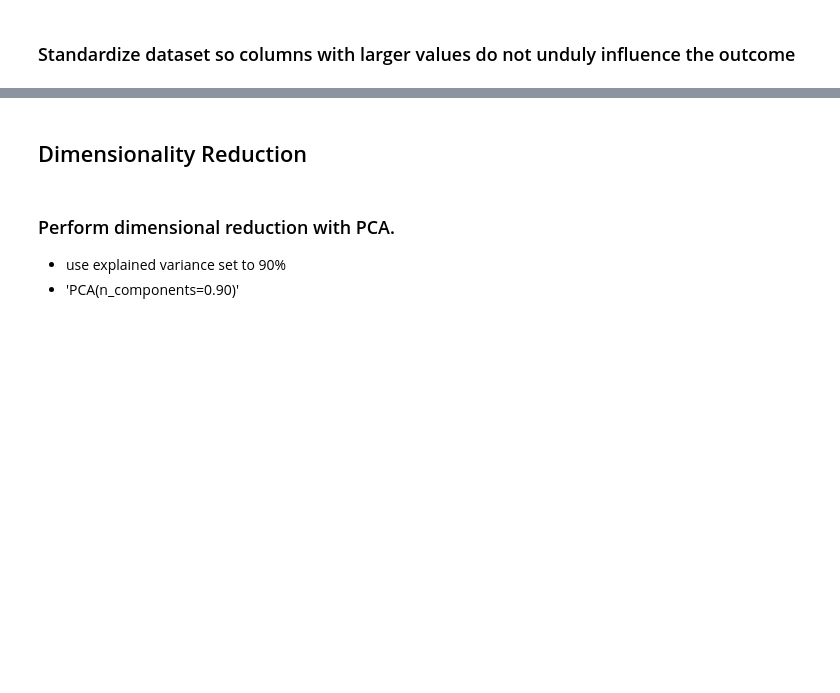
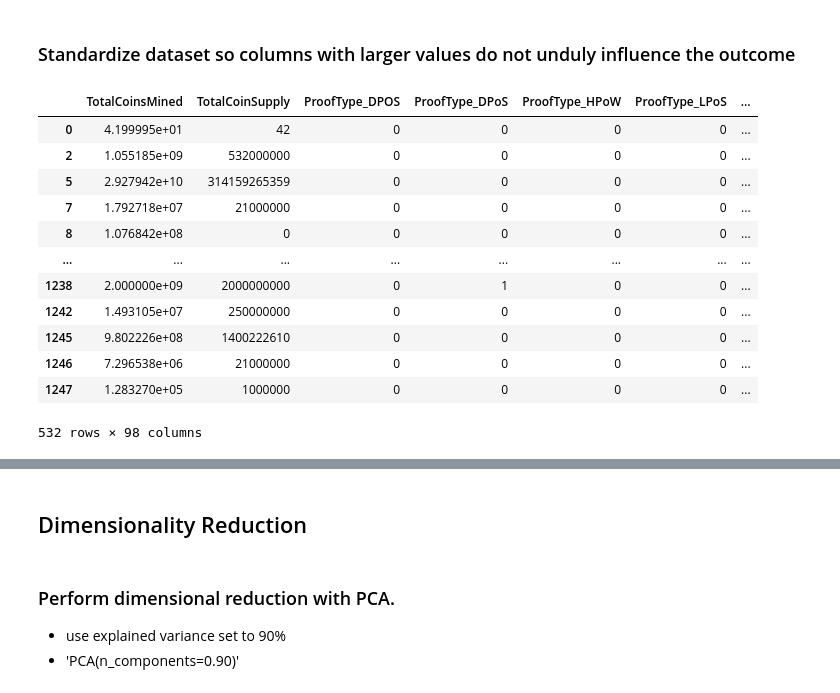
Before and after one commit to juliemcbaker/crypto_clusters, a Jupyter notebook: cluster_crypto.ipynb, the cells around one changed output, grey strips where cells are left out. Cells and saved outputs as stored; diff of their text form; code cells hidden in the pictures; blank space fills up the shorter version.

```diff
--- a/cluster_crypto.ipynb
+++ b/cluster_crypto.ipynb
@@ -188,2 +134,4 @@ dummy_df
+# %%
+crypto_df = dummy_df
 # %% [markdown]
 ### Standardize dataset so columns with larger values do not unduly influence the outcome
@@ -189,0 +142,19 @@ dummy_df
+# %%
+# this column is causing errors & doing dummy columns seems extraneous because I assume they are just abbreviations for the names.
+# I assume the indices can be used to identify them later if needed
+crypto_df = crypto_df.drop(columns=['Unnamed: 0'])
+crypto_df
+# %% [output]
+|  | TotalCoinsMined | TotalCoinSupply | ProofType_DPOS | ProofType_DPoS | ProofType_HPoW | ProofType_LPoS | ... |
+| 0 | 4.199995e+01 | 42 | 0 | 0 | 0 | 0 | ... |
+| 2 | 1.055185e+09 | 532000000 | 0 | 0 | 0 | 0 | ... |
+| 5 | 2.927942e+10 | 314159265359 | 0 | 0 | 0 | 0 | ... |
+| 7 | 1.792718e+07 | 21000000 | 0 | 0 | 0 | 0 | ... |
+| 8 | 1.076842e+08 | 0 | 0 | 0 | 0 | 0 | ... |
+| ... | ... | ... | ... | ... | ... | ... | ... |
+| 1238 | 2.000000e+09 | 2000000000 | 0 | 1 | 0 | 0 | ... |
+| 1242 | 1.493105e+07 | 250000000 | 0 | 0 | 0 | 0 | ... |
+| 1245 | 9.802226e+08 | 1400222610 | 0 | 0 | 0 | 0 | ... |
+| 1246 | 7.296538e+06 | 21000000 | 0 | 0 | 0 | 0 | ... |
+| 1247 | 1.283270e+05 | 1000000 | 0 | 0 | 0 | 0 | ... |
+532 rows × 98 columns
```
Also changed, not shown: parts of 15 cells of this notebook.
